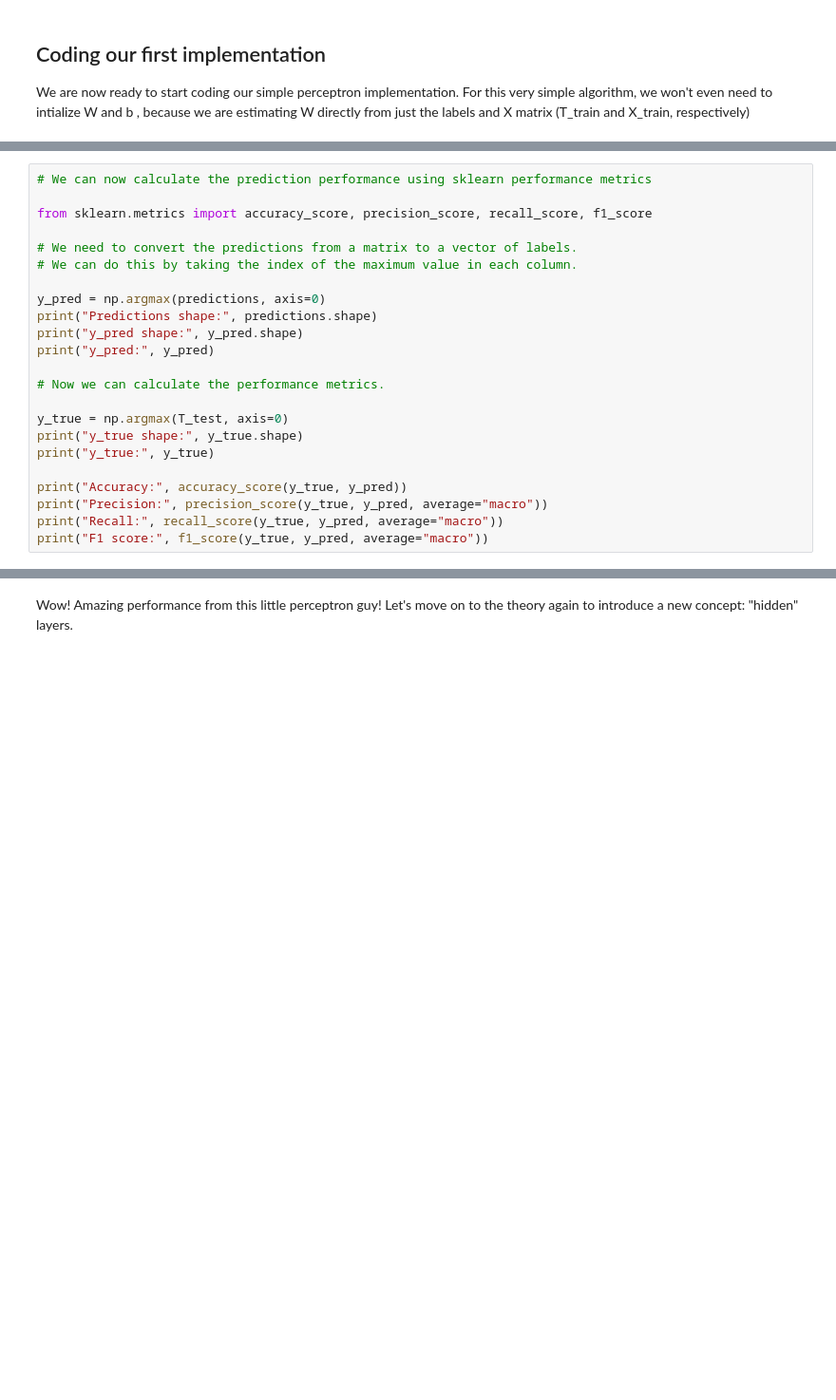
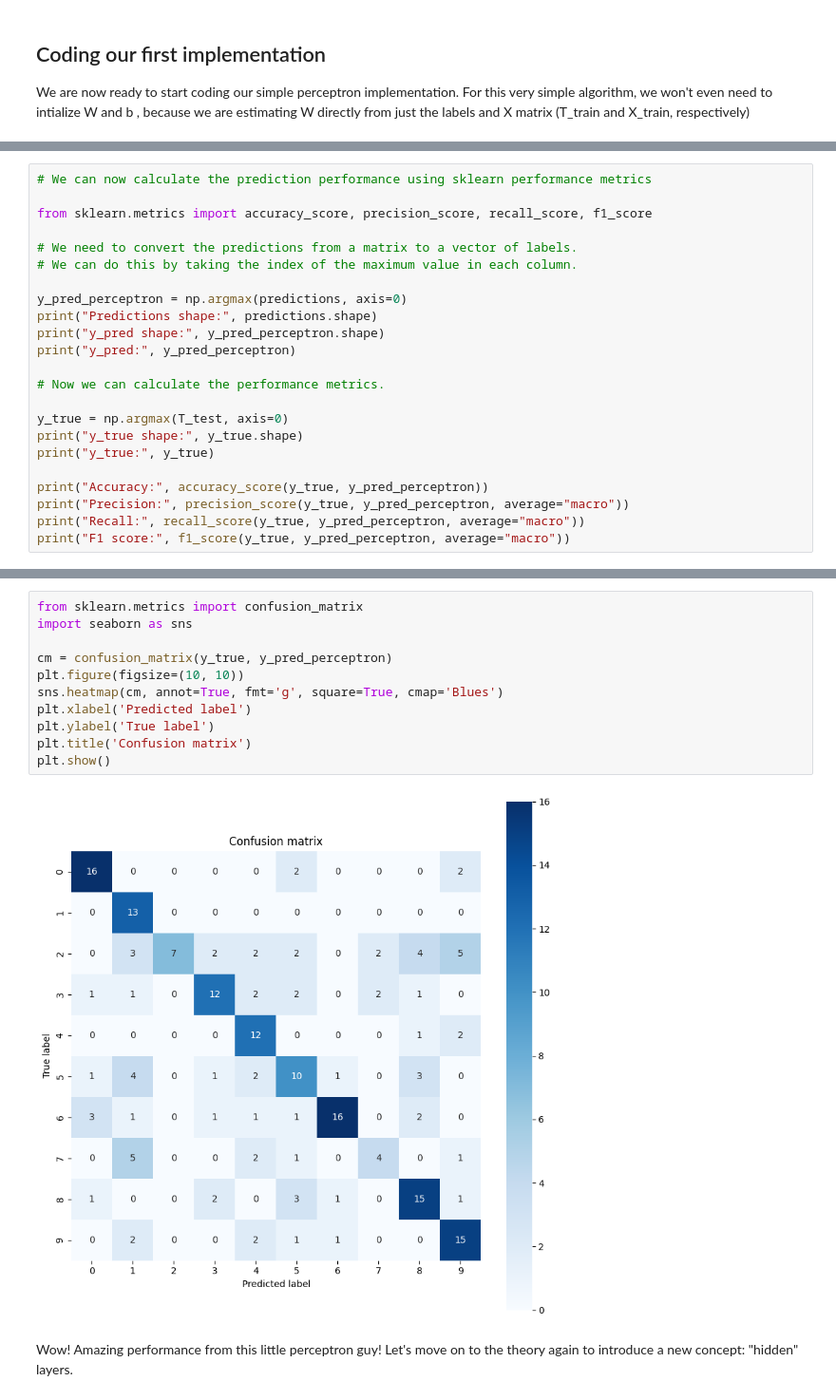
Before and after one commit to nkriman/CS6040-extracredit, a Jupyter notebook: neural network.ipynb, the cells around one changed output, grey strips where cells are left out. Shown: that part at 95% size. Cells and saved outputs as stored; diff of their text form; blank space fills up the shorter version.

```diff
--- a/neural network.ipynb
+++ b/neural network.ipynb
@@ -253,10 +243,10 @@ from sklearn.metrics import accuracy_score, precision_score, recall_score, f1_sc
 # We need to convert the predictions from a matrix to a vector of labels.
 # We can do this by taking the index of the maximum value in each column.
 
-y_pred = np.argmax(predictions, axis=0)
+y_pred_perceptron = np.argmax(predictions, axis=0)
 print("Predictions shape:", predictions.shape)
-print("y_pred shape:", y_pred.shape)
-print("y_pred:", y_pred)
+print("y_pred shape:", y_pred_perceptron.shape)
+print("y_pred:", y_pred_perceptron)
 
 # Now we can calculate the performance metrics.
 
@@ -264,10 +254,10 @@ y_true = np.argmax(T_test, axis=0)
 print("y_true shape:", y_true.shape)
 print("y_true:", y_true)
 
-print("Accuracy:", accuracy_score(y_true, y_pred))
-print("Precision:", precision_score(y_true, y_pred, average="macro"))
-print("Recall:", recall_score(y_true, y_pred, average="macro"))
-print("F1 score:", f1_score(y_true, y_pred, average="macro"))
+print("Accuracy:", accuracy_score(y_true, y_pred_perceptron))
+print("Precision:", precision_score(y_true, y_pred_perceptron, average="macro"))
+print("Recall:", recall_score(y_true, y_pred_perceptron, average="macro"))
+print("F1 score:", f1_score(y_true, y_pred_perceptron, average="macro"))
 # %% [output]
 Predictions shape: (10, 200)
 y_pred shape: (200,)
@@ -291,3 +281,16 @@ F1 score: 0.5751206504294888
+# %%
+from sklearn.metrics import confusion_matrix
+import seaborn as sns
+
+cm = confusion_matrix(y_true, y_pred_perceptron)
+plt.figure(figsize=(10, 10))
+sns.heatmap(cm, annot=True, fmt='g', square=True, cmap='Blues')
+plt.xlabel('Predicted label')
+plt.ylabel('True label')
+plt.title('Confusion matrix')
+plt.show()
+# %% [output]
+[figure, added]
 # %% [markdown]
 Wow! Amazing performance from this little perceptron guy! Let's move on to the theory again to introduce a new concept: "hidden" layers.
 # %% [markdown]
```
Also changed, not shown: parts of 9 cells of this notebook.
